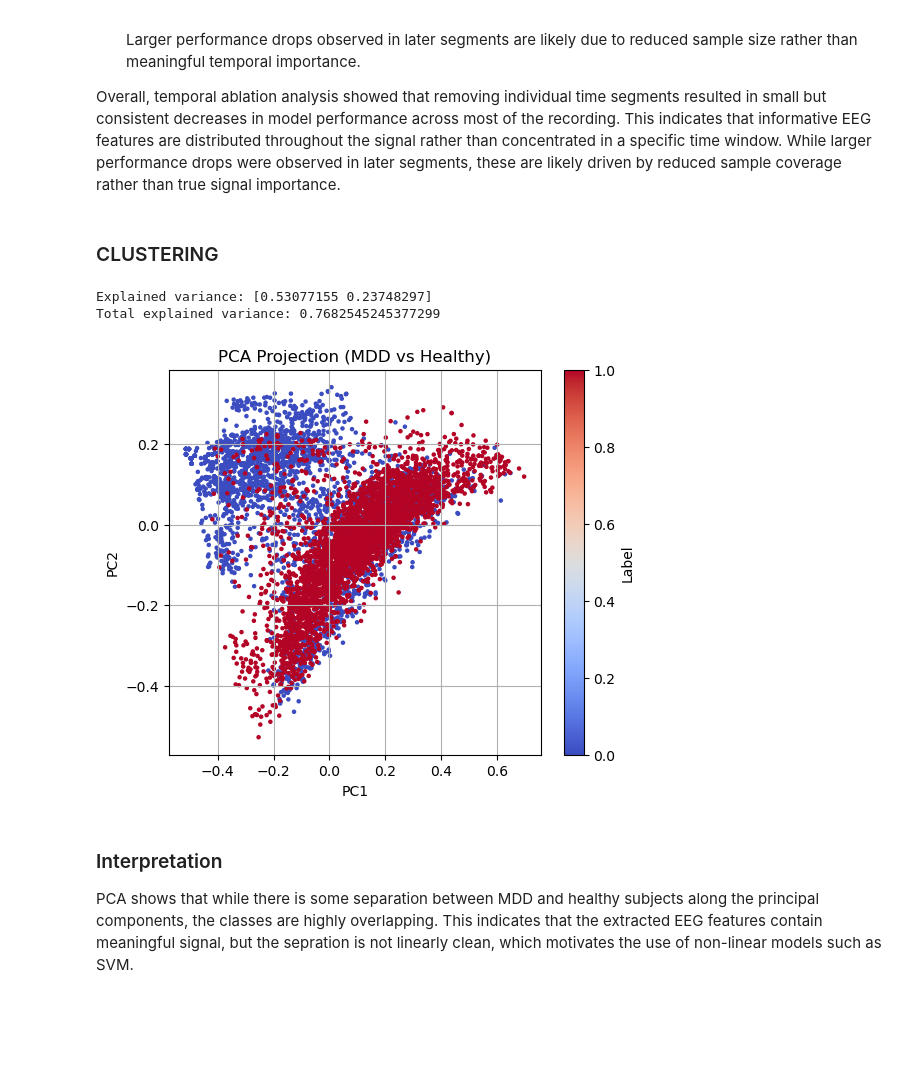
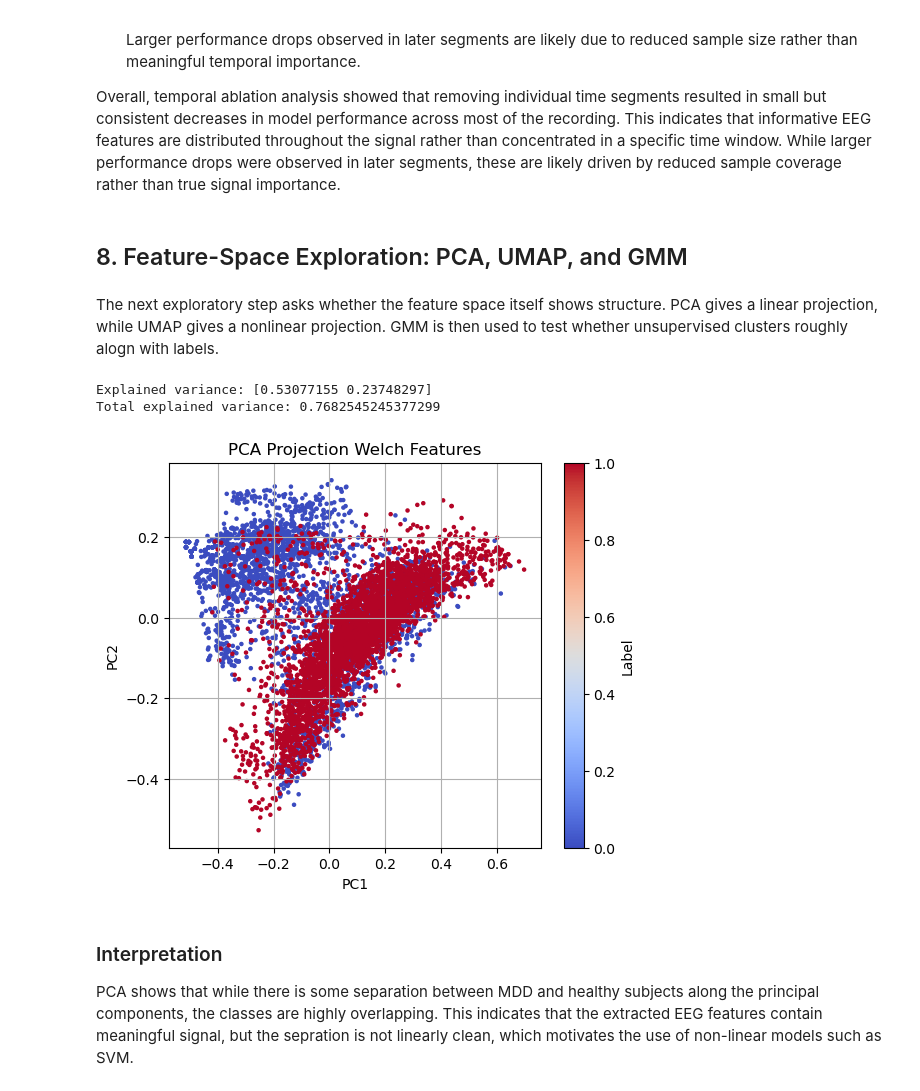
Before and after one commit to BJAngulo/MSSE-277b-final-project-, a Jupyter notebook: notebooks/Raw EEG.ipynb, the cells around one changed output. Saved outputs shown, nothing was run; the diff lists cells and outputs as text; code cells hidden in the pictures; blank space fills up the shorter version.

```diff
--- a/notebooks/Raw EEG.ipynb
+++ b/notebooks/Raw EEG.ipynb
@@ -253,8 +293,0 @@ explicitly control the FFT size n_fft= min(len(ch), 256), n_per_seg = min(len(ch
-# %%
-# test on one window
-
-epoch_array = epochs_test.get_data()[0]
-sfreq = epochs_test.info["sfreq"]
-
-features_test = extract_band_power_from_array(epoch_array, sfreq)
-print("Extracted features shape:", features_test.shape)
@@ -309,12 +396,18 @@ def build_segmented_dataset(metadata_df, common_channels, window_sec=5.0):
 # %%
-X_seg, y_seg, groups_seg, segmented_df = build_segmented_dataset(
+# Final feature datasets used in the main analysis
+X_seg_5, y_seg_5, groups_seg_5, seg_df_5 = build_segmented_dataset(
     metadata_df,
     COMMON_CHANNELS,
     window_sec=5.0
 )
 
-print("Segmented X shape:", X_seg.shape)
-print("Segmented y shape:", y_seg.shape)
-print("Unique patients:", len(np.unique(groups_seg)))
-print(segmented_df.head())
+X_seg_10, y_seg_10, groups_seg_10, seg_df_10 = build_segmented_dataset(
+    metadata_df,
+    COMMON_CHANNELS,
+    window_sec=10.0
+)
+
+print("5-sec Welch feature shape:", X_seg_5.shape)
+print("10-sec Welch feature shape:", X_seg_10.shape)
+print("Unique patients:", pd.Series(groups_seg_10).nunique())
 # %% [output]
@@ -575,9 +498,0 @@ Deleted: d:\eeg-mdd-classification\data\segmented_data\seg_df_10sec.csv
-# %%
-X_seg_10, y_seg_10, groups_seg_10, seg_df_10 = get_or_build_segmented_data(
-    metadata_df,
-    COMMON_CHANNELS,
-    window_sec=10.0
-)
-
-print(seg_df_10.head())
-print(seg_df_10["segment_idx"].describe())
@@ -848,39 +716,35 @@ plt.show()
 
 Overall, temporal ablation analysis showed that removing individual time segments resulted in small but consistent decreases in model performance across most of the recording. This indicates that informative EEG features are distributed throughout the signal rather than concentrated in a specific time window. While larger performance drops were observed in later segments, these are likely driven by reduced sample coverage rather than true signal importance.
 # %% [markdown]
-### CLUSTERING
+## 8. Feature-Space Exploration: PCA, UMAP, and GMM
+# %% [markdown]
+The next exploratory step asks whether the feature space itself shows structure. PCA gives a linear projection, while UMAP gives a nonlinear projection. GMM is then used to test whether unsupervised clusters roughly alogn with labels.
 # %%
-from sklearn.decomposition import PCA
-import matplotlib.pyplot as plt
-
-# Fit PCA
-pca = PCA(n_components=2)
+pca = PCA(n_components=2, random_state=RANDOM_STATE)
 X_pca = pca.fit_transform(X_seg_10)
 
 print("Explained variance:", pca.explained_variance_ratio_)
 print("Total explained variance:", pca.explained_variance_ratio_.sum())
 
-# plot results
+
 plt.figure(figsize=(6,5))
-
 plt.scatter(
     X_pca[:,0],
     X_pca[:,1],
     c=y_seg_10,
     cmap="coolwarm",
     s=5
 )
-
 plt.xlabel("PC1")
 plt.ylabel("PC2")
-plt.title("PCA Projection (MDD vs Healthy)")
+plt.title("PCA Projection Welch Features")
 plt.colorbar(label="Label")
 plt.grid(True)
 plt.show()
 # %% [output]
 Explained variance: [0.53077155 0.23748297]
 Total explained variance: 0.7682545245377299
-[figure, old version]
+[figure, new version]
 # %% [markdown]
 ### Interpretation
 
```
Also changed, not shown: parts of 50 cells of this notebook, 1 other file.
